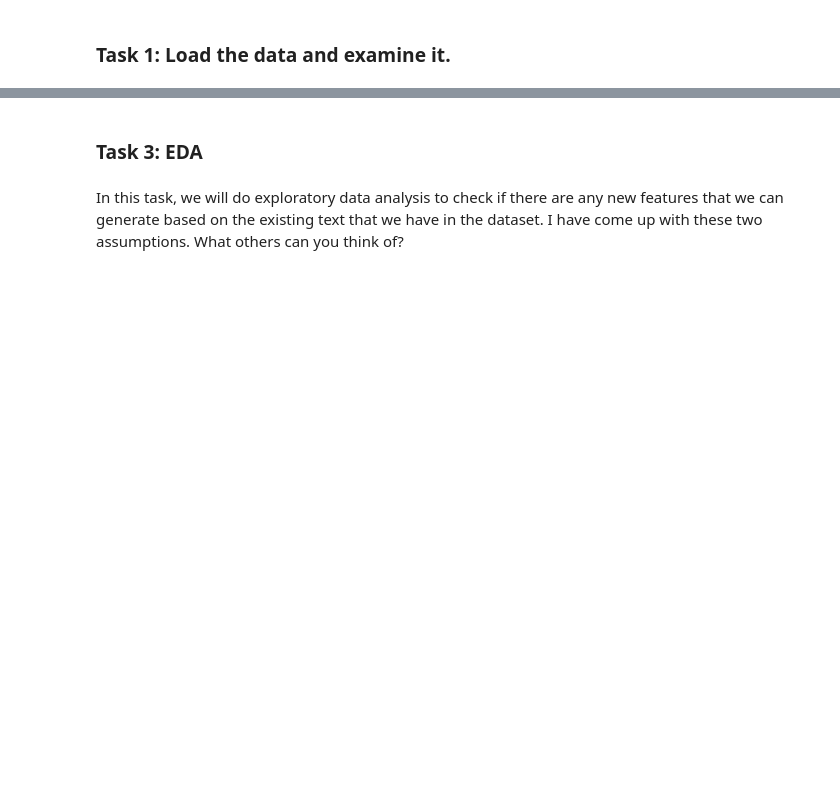
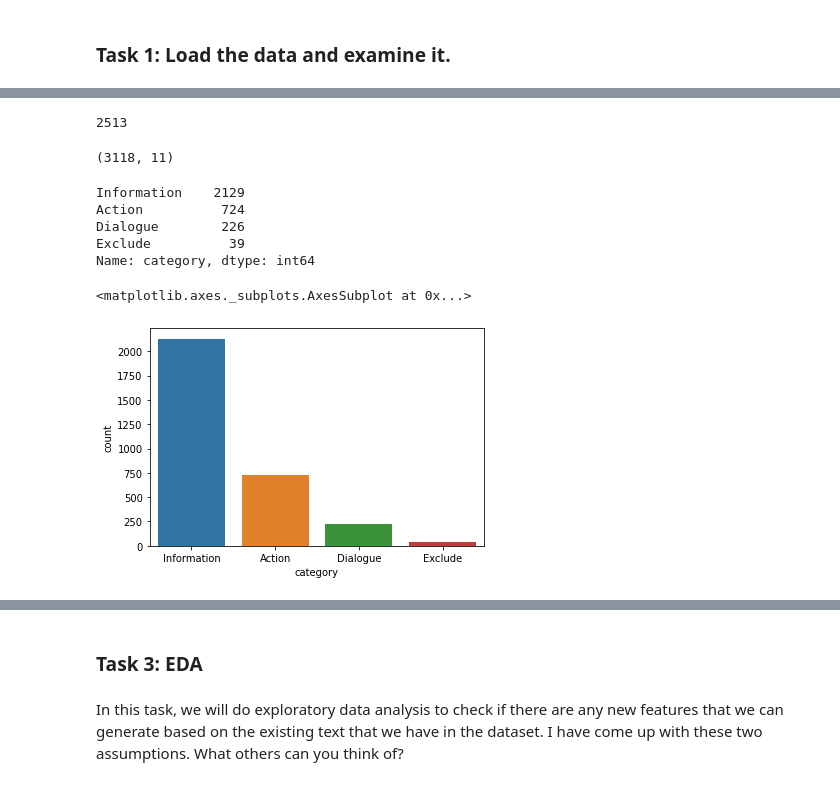
Before and after one commit to gumdropsteve/special_topics_week, a Jupyter notebook: day_05/nlp_pipelines.ipynb, the cells around one changed output, grey strips where cells are left out. Drawn from its saved outputs; the diff is of its cells as text; code cells hidden in the pictures; blank space fills up the shorter version.

```diff
--- a/day_05/nlp_pipelines.ipynb
+++ b/day_05/nlp_pipelines.ipynb
@@ -26,0 +19,6 @@ You can download the dataset from [here](https://data.world/crowdflower/corporat
+# %%
+import pandas as pd
+
+df = pd.read_csv('https://raw.githubusercontent.com/daniel-dc-cd/data_science/master/daily_materials/NLP_pipeline_activity/corporate_messaging_dfe.csv')
+
+df
@@ -27,2 +72,23 @@ You can download the dataset from [here](https://data.world/crowdflower/corporat
+# %%
+len(df.id.unique())
+# %% [output]
+2513
+# %%
+df.shape
+# %% [output]
+(3118, 11)
+# %%
+df.category.value_counts()
+# %% [output]
+Information    2129
+Action          724
+Dialogue        226
+Exclude          39
+Name: category, dtype: int64
 # %%
+import seaborn as sns
 # check distribution of target column i.e. category
+sns.countplot(data=df, x='category')
+# %% [output]
+<matplotlib.axes._subplots.AxesSubplot at 0x...>
+[figure, added]
```
Also changed, not shown: parts of 47 cells of this notebook.
